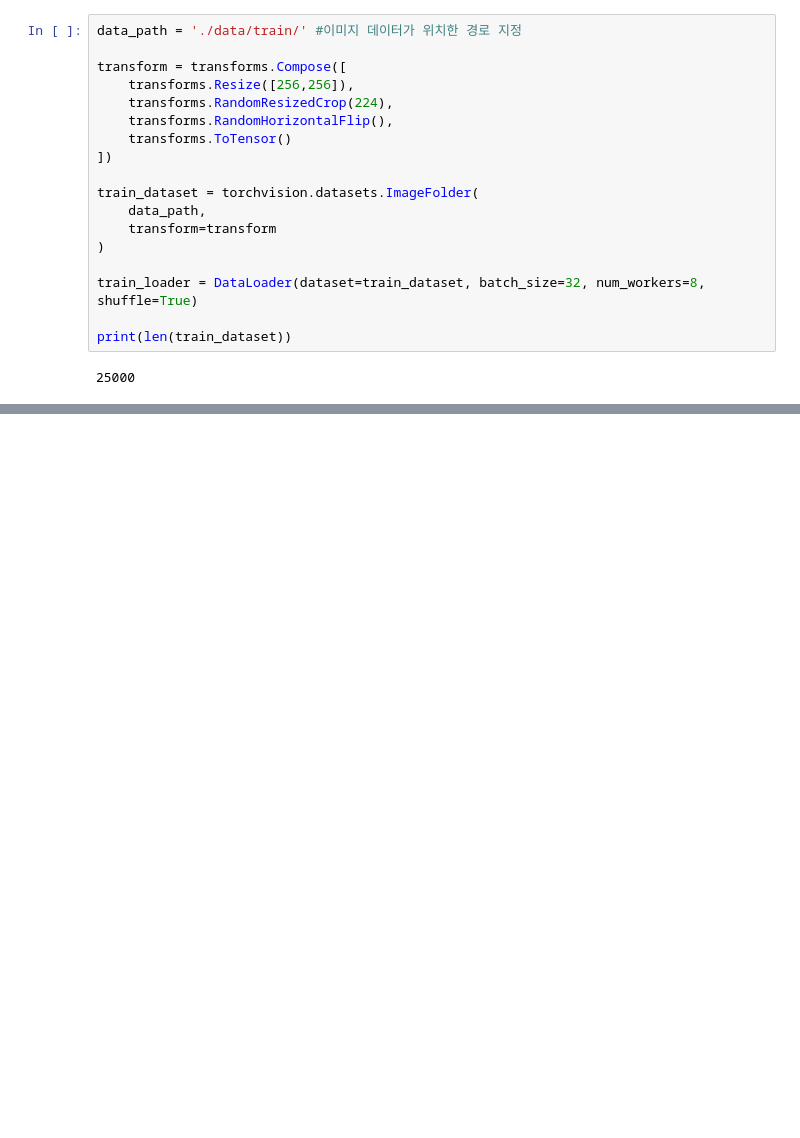
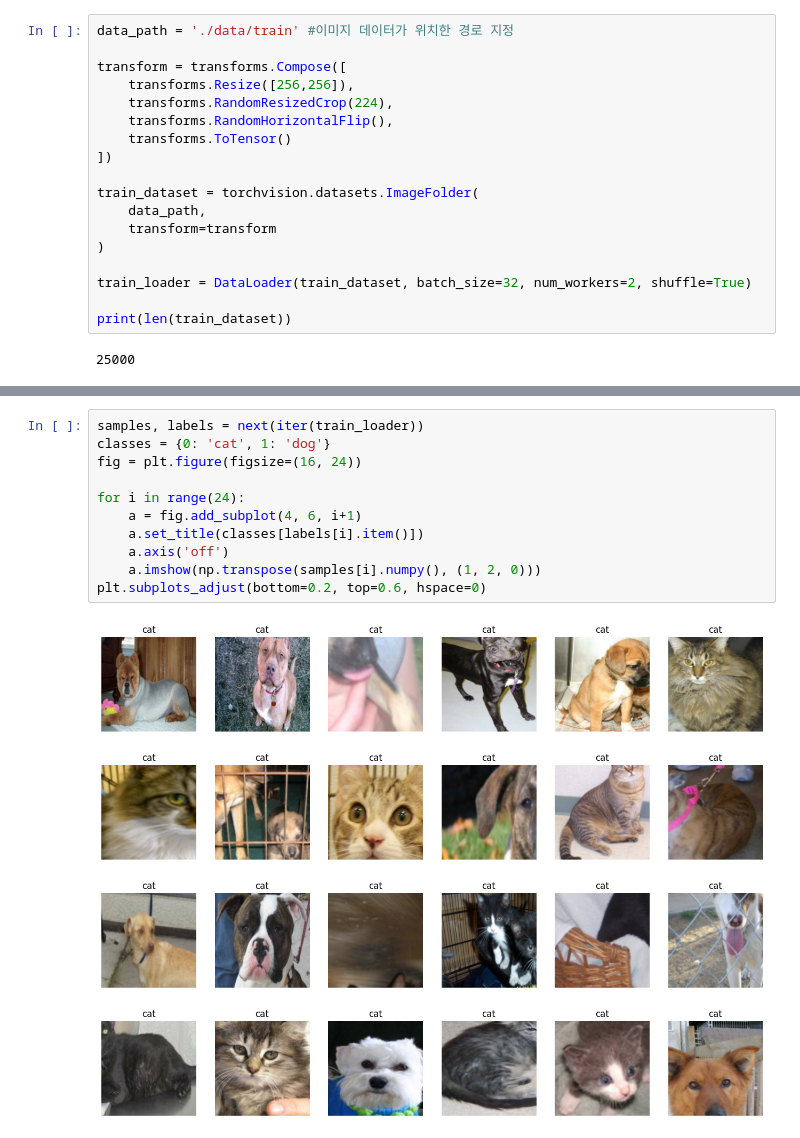
Before and after one commit to Ludobico/Python_AI, a Jupyter notebook: Deep_Learning/Pytorch/pytorch_wikidocs/Pytorch_CNN/04_Transfer_learning.ipynb, the cells around one changed output, grey strips where cells are left out. Drawn from its saved outputs; the diff is of its cells as text; blank space fills up the shorter version.

```diff
--- a/Deep_Learning/Pytorch/pytorch_wikidocs/Pytorch_CNN/04_Transfer_learning.ipynb
+++ b/Deep_Learning/Pytorch/pytorch_wikidocs/Pytorch_CNN/04_Transfer_learning.ipynb
@@ -58,7 +59,7 @@ import matplotlib.pyplot as plt
 # %% [markdown]
 예제에서 사용할 이미지 데이터에 대한 전처리 방법을 정의합니다.
 # %%
-data_path = './data/train/' #이미지 데이터가 위치한 경로 지정
+data_path = './data/train' #이미지 데이터가 위치한 경로 지정
 
 transform = transforms.Compose([
     transforms.Resize([256,256]),
@@ -72,7 +73,7 @@ train_dataset = torchvision.datasets.ImageFolder(
     transform=transform
 )
 
-train_loader = DataLoader(dataset=train_dataset, batch_size=32, num_workers=8, shuffle=True)
+train_loader = DataLoader(train_dataset, batch_size=32, num_workers=2, shuffle=True)
 
 print(len(train_dataset))
 # %% [output]
@@ -106,3 +107,16 @@ print(len(train_dataset))
     * `num_workers` : 데이터를 불러올 때 하위 프로세스를 몇 개 사용할지 설정하는데, 이때 너무 많은 프로세스를 설정하게 되면 오류가 발생하거나 메모리 부족 현상이 발생할 수 있습니다.
 
     * `shuffle` : 데이터를 무작위로 섞을지를 지정합니다. `shuffle = True`로 설정하면 데이터를 무작위로 섞어서 랜덤으로 불러옵니다.
+# %%
+samples, labels = next(iter(train_loader))
+classes = {0: 'cat', 1: 'dog'}
+fig = plt.figure(figsize=(16, 24))
+
+for i in range(24):
+    a = fig.add_subplot(4, 6, i+1)
+    a.set_title(classes[labels[i].item()])
+    a.axis('off')
+    a.imshow(np.transpose(samples[i].numpy(), (1, 2, 0)))
+plt.subplots_adjust(bottom=0.2, top=0.6, hspace=0)
+# %% [output]
+[figure, added]
```
Also changed, not shown: parts of 1 cell of this notebook.
